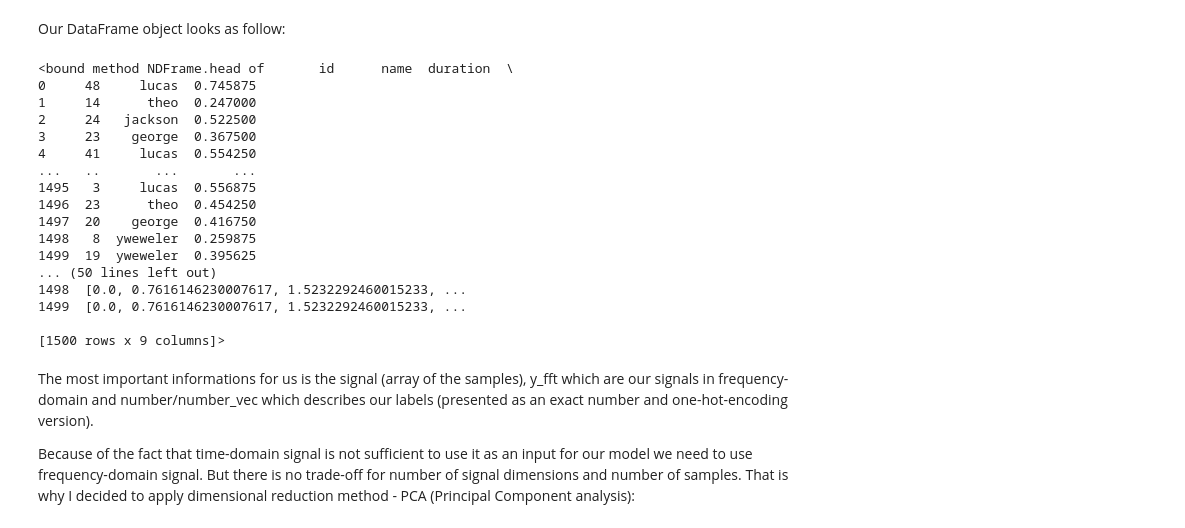
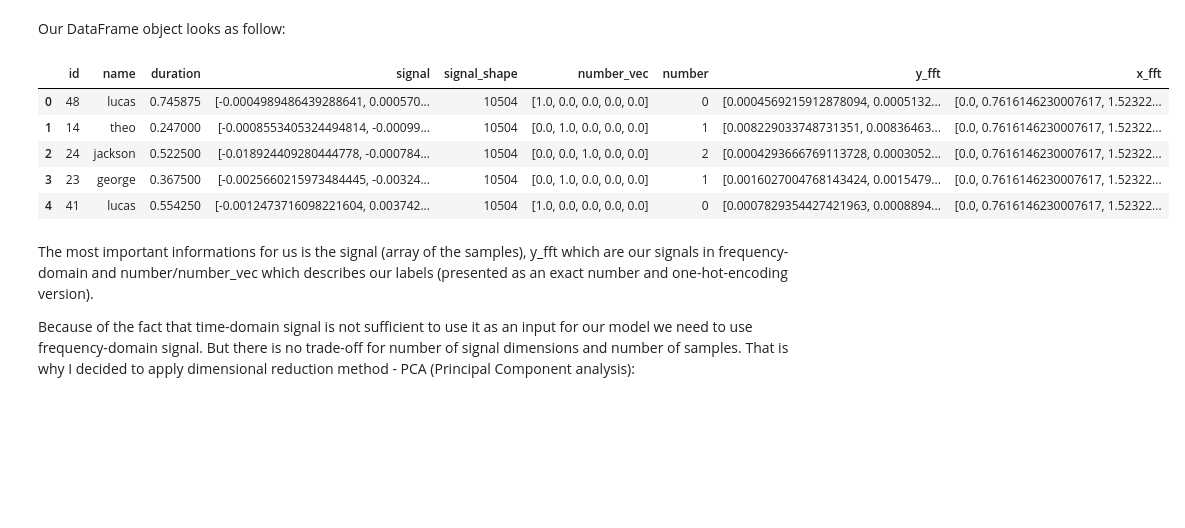
Before and after one commit to Krystian-Matusiak/SPOKEN_DIGIT_RECOGNITION, a Jupyter notebook: jupyter_frequency.ipynb, the cells around one changed output. Saved outputs shown, nothing was run; the diff lists cells and outputs as text; code cells hidden in the pictures; blank space fills up the shorter version.

```diff
--- a/jupyter_frequency.ipynb
+++ b/jupyter_frequency.ipynb
@@ -132,25 +142,14 @@ See the caveats in the documentation: https://pandas.pydata.org/pandas-docs/stab
 # %% [markdown]
 Our DataFrame object looks as follow:
 # %%
-GlobVar.df_records.head
+GlobVar.df_records.head()
 # %% [output]
-<bound method NDFrame.head of       id      name  duration  \
-0     48     lucas  0.745875
-1     14      theo  0.247000
-2     24   jackson  0.522500
-3     23    george  0.367500
-4     41     lucas  0.554250
-...   ..       ...       ...
-1495   3     lucas  0.556875
-1496  23      theo  0.454250
-1497  20    george  0.416750
-1498   8  yweweler  0.259875
-1499  19  yweweler  0.395625
-... (50 lines left out)
-1498  [0.0, 0.7616146230007617, 1.5232292460015233, ...
-1499  [0.0, 0.7616146230007617, 1.5232292460015233, ...
-
-[1500 rows x 9 columns]>
+|  | id | name | duration | signal | signal_shape | number_vec | number | y_fft | x_fft |
+| 0 | 48 | lucas | 0.745875 | [-0.0004989486439288641, 0.000570... | 10504 | [1.0, 0.0, 0.0, 0.0, 0.0] | 0 | [0.0004569215912878094, 0.0005132... | [0.0, 0.7616146230007617, 1.52322... |
+| 1 | 14 | theo | 0.247000 | [-0.0008553405324494814, -0.00099... | 10504 | [0.0, 1.0, 0.0, 0.0, 0.0] | 1 | [0.008229033748731351, 0.00836463... | [0.0, 0.7616146230007617, 1.52322... |
+| 2 | 24 | jackson | 0.522500 | [-0.018924409280444778, -0.000784... | 10504 | [0.0, 0.0, 1.0, 0.0, 0.0] | 2 | [0.0004293666769113728, 0.0003052... | [0.0, 0.7616146230007617, 1.52322... |
+| 3 | 23 | george | 0.367500 | [-0.0025660215973484445, -0.00324... | 10504 | [0.0, 1.0, 0.0, 0.0, 0.0] | 1 | [0.0016027004768143424, 0.0015479... | [0.0, 0.7616146230007617, 1.52322... |
+| 4 | 41 | lucas | 0.554250 | [-0.0012473716098221604, 0.003742... | 10504 | [1.0, 0.0, 0.0, 0.0, 0.0] | 0 | [0.0007829354427421963, 0.0008894... | [0.0, 0.7616146230007617, 1.52322... |
 # %% [markdown]
 The most important informations for us is the signal (array of the samples), y_fft which are our signals in frequency-domain and number/number_vec which describes our labels (presented as an exact number and one-hot-encoding version).
 
```
Also changed, not shown: parts of 5 cells of this notebook, 2 other files.
